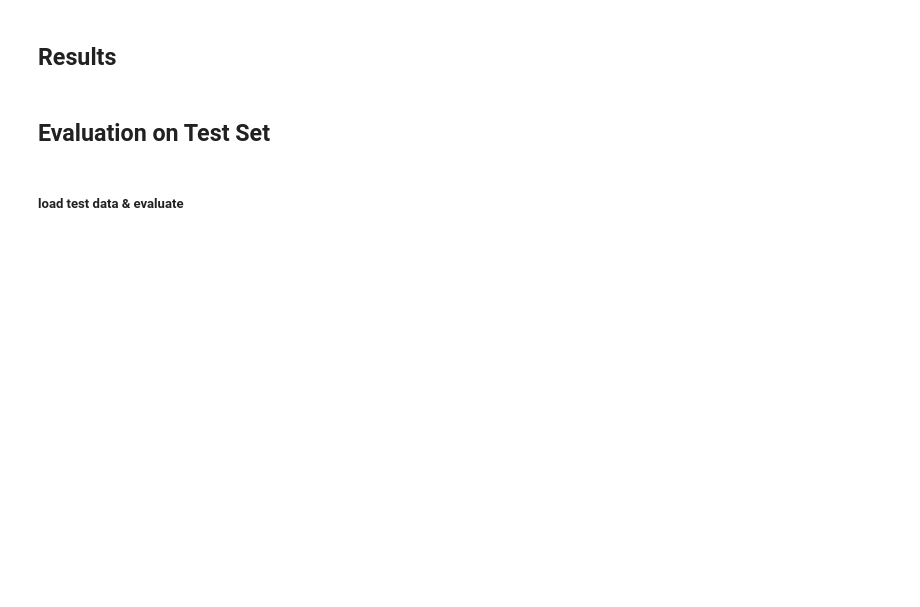
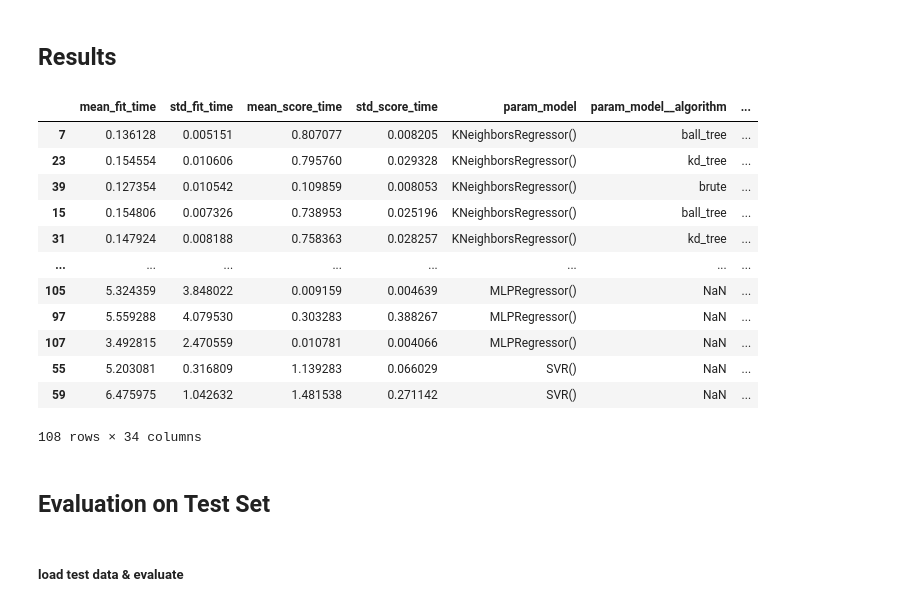
Before and after one commit to macrinalobo/2024MLCB_thermostability, a Jupyter notebook: process_embeddings.ipynb, the cells around one changed output. Saved outputs shown, nothing was run; the diff lists cells and outputs as text; code cells hidden in the pictures; blank space fills up the shorter version.

```diff
--- a/process_embeddings.ipynb
+++ b/process_embeddings.ipynb
@@ -510,5 +532,19 @@ print("Best cross-validation score: {:.2f}".format(grid.best_score_))
 # %%
-results_df
+results_df.sort_values('rank_test_score')
+# %% [output]
+|  | mean_fit_time | std_fit_time | mean_score_time | std_score_time | param_model | param_model__algorithm | ... |
+| 7 | 0.136128 | 0.005151 | 0.807077 | 0.008205 | KNeighborsRegressor() | ball_tree | ... |
+| 23 | 0.154554 | 0.010606 | 0.795760 | 0.029328 | KNeighborsRegressor() | kd_tree | ... |
+| 39 | 0.127354 | 0.010542 | 0.109859 | 0.008053 | KNeighborsRegressor() | brute | ... |
+| 15 | 0.154806 | 0.007326 | 0.738953 | 0.025196 | KNeighborsRegressor() | ball_tree | ... |
+| 31 | 0.147924 | 0.008188 | 0.758363 | 0.028257 | KNeighborsRegressor() | kd_tree | ... |
+| ... | ... | ... | ... | ... | ... | ... | ... |
+| 105 | 5.324359 | 3.848022 | 0.009159 | 0.004639 | MLPRegressor() | NaN | ... |
+| 97 | 5.559288 | 4.079530 | 0.303283 | 0.388267 | MLPRegressor() | NaN | ... |
+| 107 | 3.492815 | 2.470559 | 0.010781 | 0.004066 | MLPRegressor() | NaN | ... |
+| 55 | 5.203081 | 0.316809 | 1.139283 | 0.066029 | SVR() | NaN | ... |
+| 59 | 6.475975 | 1.042632 | 1.481538 | 0.271142 | SVR() | NaN | ... |
+108 rows × 34 columns
 # %% [markdown]
 ## Evaluation on Test Set
 # %% [markdown]
```
Also changed, not shown: parts of 26 cells of this notebook, 16 other files.
